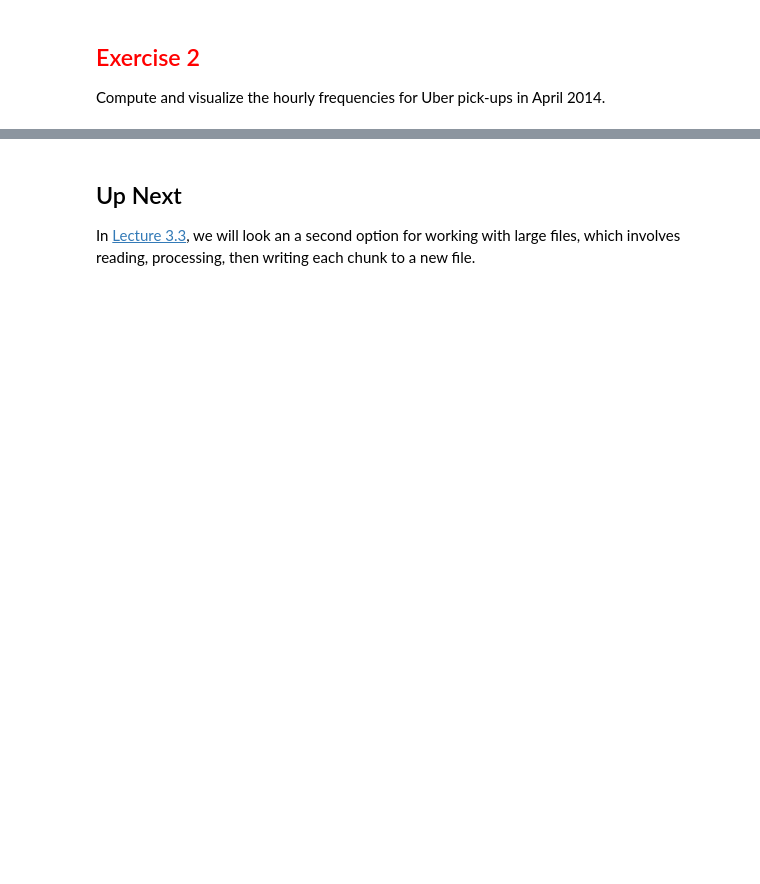
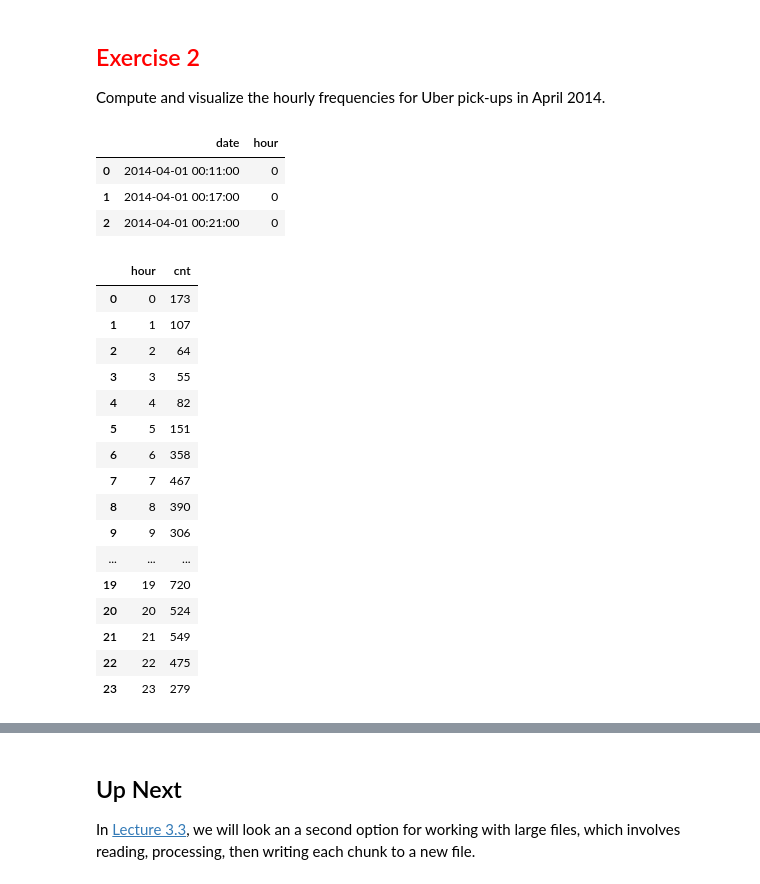
Before and after one commit to mquam14/DSCI430, a Jupyter notebook: 3_2_0_aggregating_large_files_in_pandas-MQ.ipynb, the cells around one changed output, grey strips where cells are left out. Drawn from its saved outputs; the diff is of its cells as text; code cells hidden in the pictures; blank space fills up the shorter version.

```diff
--- a/3_2_0_aggregating_large_files_in_pandas-MQ.ipynb
+++ b/3_2_0_aggregating_large_files_in_pandas-MQ.ipynb
@@ -500,0 +493,34 @@ Compute and visualize the hourly frequencies for Uber pick-ups in April 2014.
+# %%
+from functoolz import pipeable
+add_hour = pipeable(lambda df:(df
+                               >> mutate(hour = X.date.dt.hour)
+                               >> select(X.date, X.hour)))
+first_chunk >> add_hour >> head(3)
+# %% [output]
+|  | date | hour |
+| 0 | 2014-04-01 00:11:00 | 0 |
+| 1 | 2014-04-01 00:17:00 | 0 |
+| 2 | 2014-04-01 00:21:00 | 0 |
+# %%
+daily_cnts = pipeable(lambda df:(df
+                                 >> group_by(X.hour)
+                                 >> summarise(cnt = n(X.hour))))
+first_chunk >> add_hour >> daily_cnts
+# %% [output]
+|  | hour | cnt |
+| 0 | 0 | 173 |
+| 1 | 1 | 107 |
+| 2 | 2 | 64 |
+| 3 | 3 | 55 |
+| 4 | 4 | 82 |
+| 5 | 5 | 151 |
+| 6 | 6 | 358 |
+| 7 | 7 | 467 |
+| 8 | 8 | 390 |
+| 9 | 9 | 306 |
+| ... | ... | ... |
+| 19 | 19 | 720 |
+| 20 | 20 | 524 |
+| 21 | 21 | 549 |
+| 22 | 22 | 475 |
+| 23 | 23 | 279 |
```
Also changed, not shown: parts of 11 cells of this notebook.
